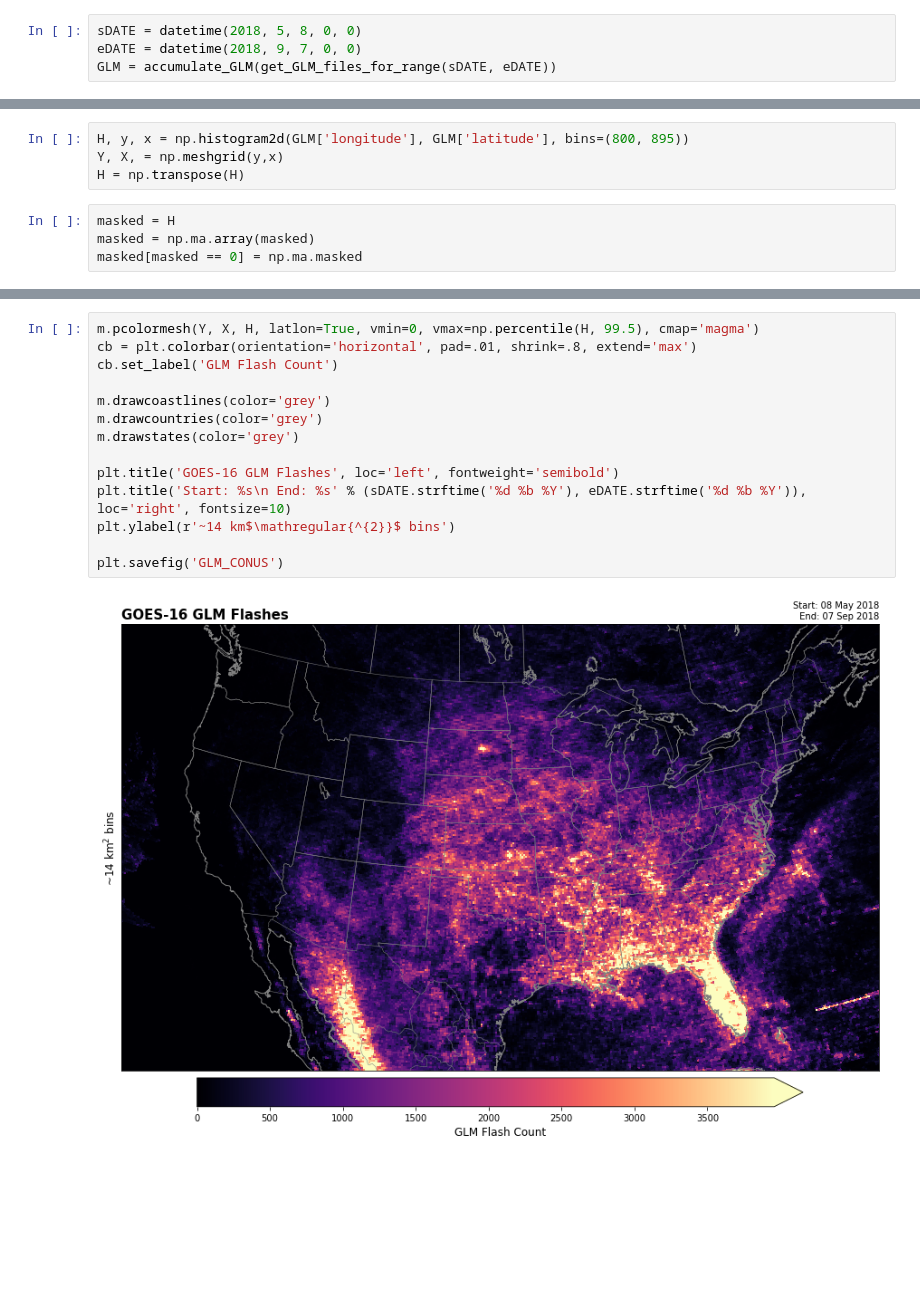
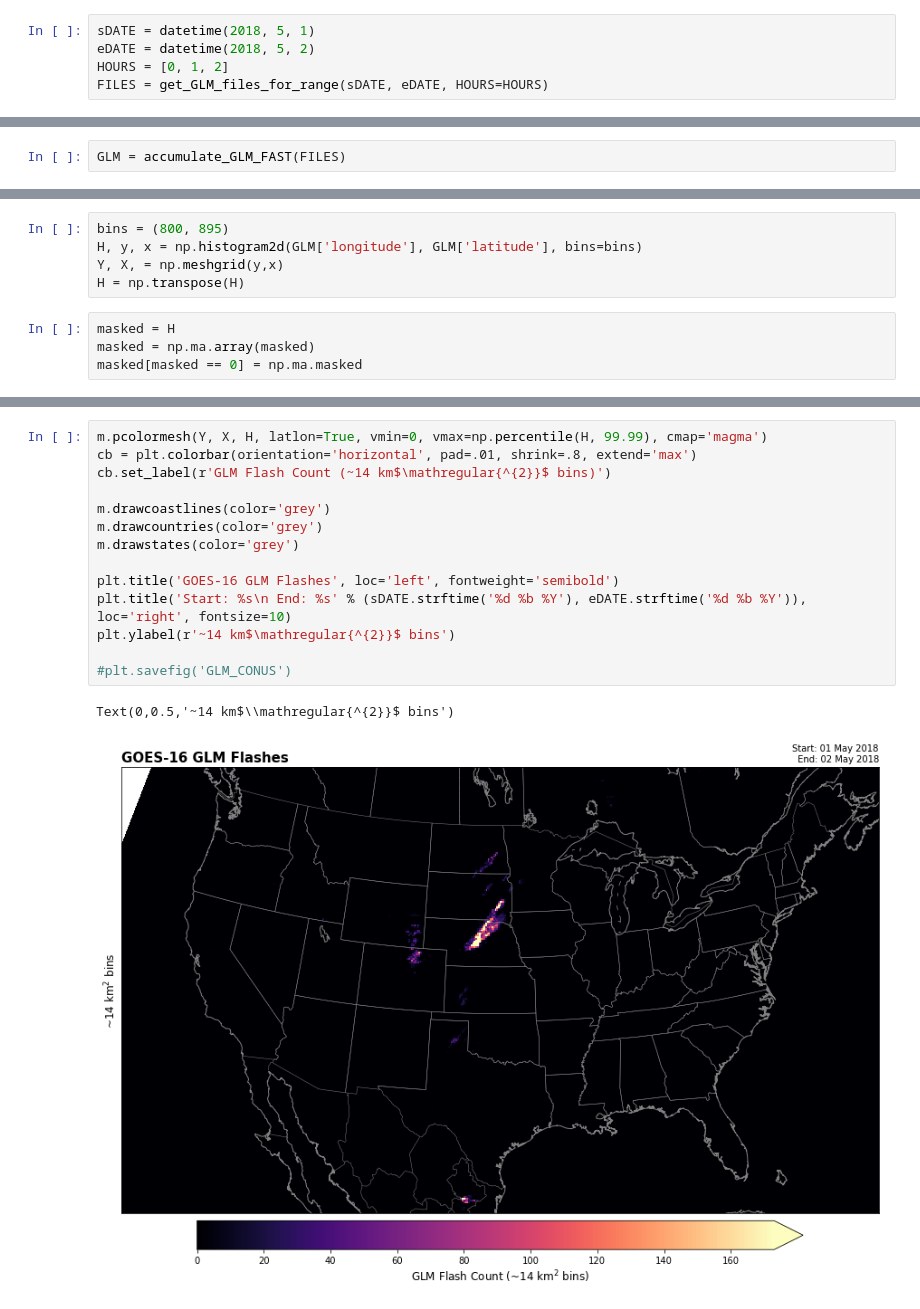
Before and after one commit to blaylockbk/pyBKB_v3, a Jupyter notebook: BB_GOES/GLM_flash_count_on_HRRR_grid.ipynb, the cells around one changed output, grey strips where cells are left out. Cells and saved outputs as stored; diff of their text form; blank space fills up the shorter version.

```diff
--- a/BB_GOES/GLM_flash_count_on_HRRR_grid.ipynb
+++ b/BB_GOES/GLM_flash_count_on_HRRR_grid.ipynb
@@ -43,6 +47,7 @@ m = draw_HRRR_map()
 # %% [markdown]
 Open a GLM file
 # %%
-sDATE = datetime(2018, 5, 8, 0, 0)
-eDATE = datetime(2018, 9, 7, 0, 0)
-GLM = accumulate_GLM(get_GLM_files_for_range(sDATE, eDATE))
+sDATE = datetime(2018, 5, 1)
+eDATE = datetime(2018, 5, 2)
+HOURS = [0, 1, 2]
+FILES = get_GLM_files_for_range(sDATE, eDATE, HOURS=HOURS)
@@ -66,0 +58,2 @@ Missing: /uufs/chpc.utah.edu/common/home/horel-group7/Pando/GOES16/GLM-L2-LCFA//
+# %%
+GLM = accumulate_GLM_FAST(FILES)
@@ -78,5 +80,6 @@ mm = draw_centermap(lat=40, lon=-115, size=(10,10))
 # %%
-H, y, x = np.histogram2d(GLM['longitude'], GLM['latitude'], bins=(800, 895))
+bins = (800, 895)
+H, y, x = np.histogram2d(GLM['longitude'], GLM['latitude'], bins=bins)
 Y, X, = np.meshgrid(y,x)
 H = np.transpose(H)
 # %%
@@ -105,16 +109,17 @@ plt.savefig('GLM_field-of-view')
 # %%
-m.pcolormesh(Y, X, H, latlon=True, vmin=0, vmax=np.percentile(H, 99.5), cmap='magma')
+m.pcolormesh(Y, X, H, latlon=True, vmin=0, vmax=np.percentile(H, 99.99), cmap='magma')
 cb = plt.colorbar(orientation='horizontal', pad=.01, shrink=.8, extend='max')
-cb.set_label('GLM Flash Count')
+cb.set_label(r'GLM Flash Count (~14 km$\mathregular{^{2}}$ bins)')
 
 m.drawcoastlines(color='grey')
 m.drawcountries(color='grey')
 m.drawstates(color='grey')
 
 plt.title('GOES-16 GLM Flashes', loc='left', fontweight='semibold')
 plt.title('Start: %s\n End: %s' % (sDATE.strftime('%d %b %Y'), eDATE.strftime('%d %b %Y')), loc='right', fontsize=10)
 plt.ylabel(r'~14 km$\mathregular{^{2}}$ bins')
 
-plt.savefig('GLM_CONUS')
+#plt.savefig('GLM_CONUS')
 # %% [output]
+Text(0,0.5,'~14 km$\\mathregular{^{2}}$ bins')
-[figure, old version]
+[figure, new version]
```
Also changed, not shown: parts of 31 cells of this notebook, 34 other files.
